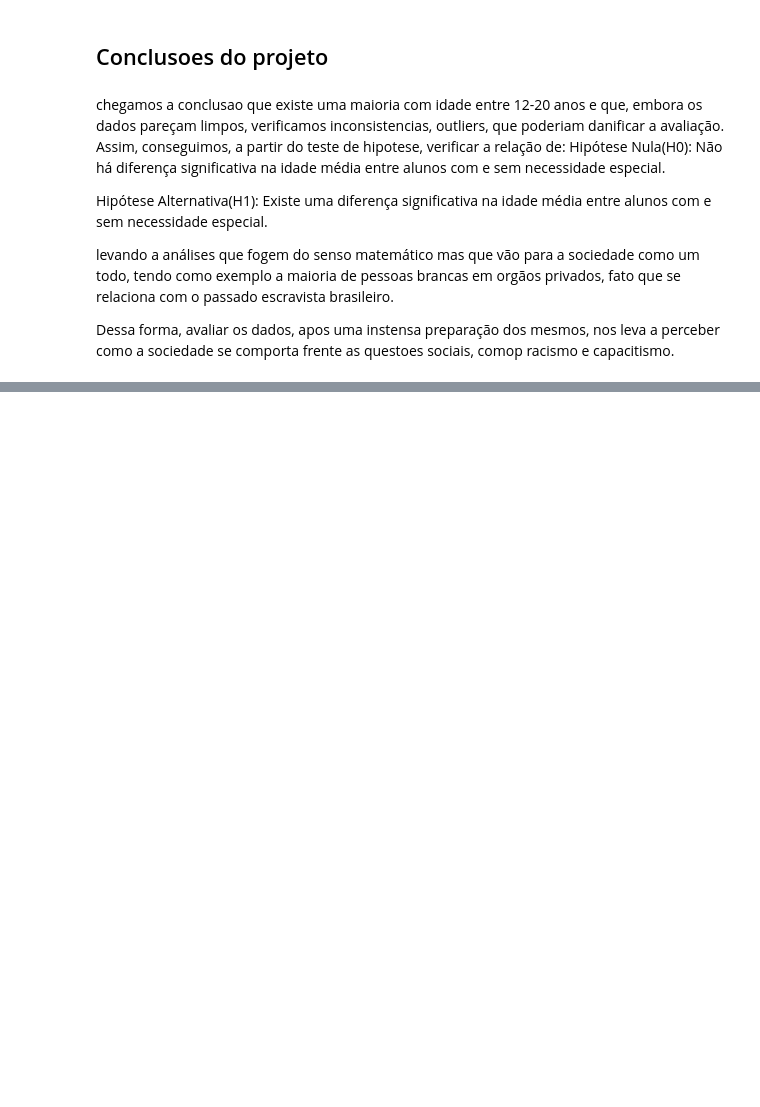
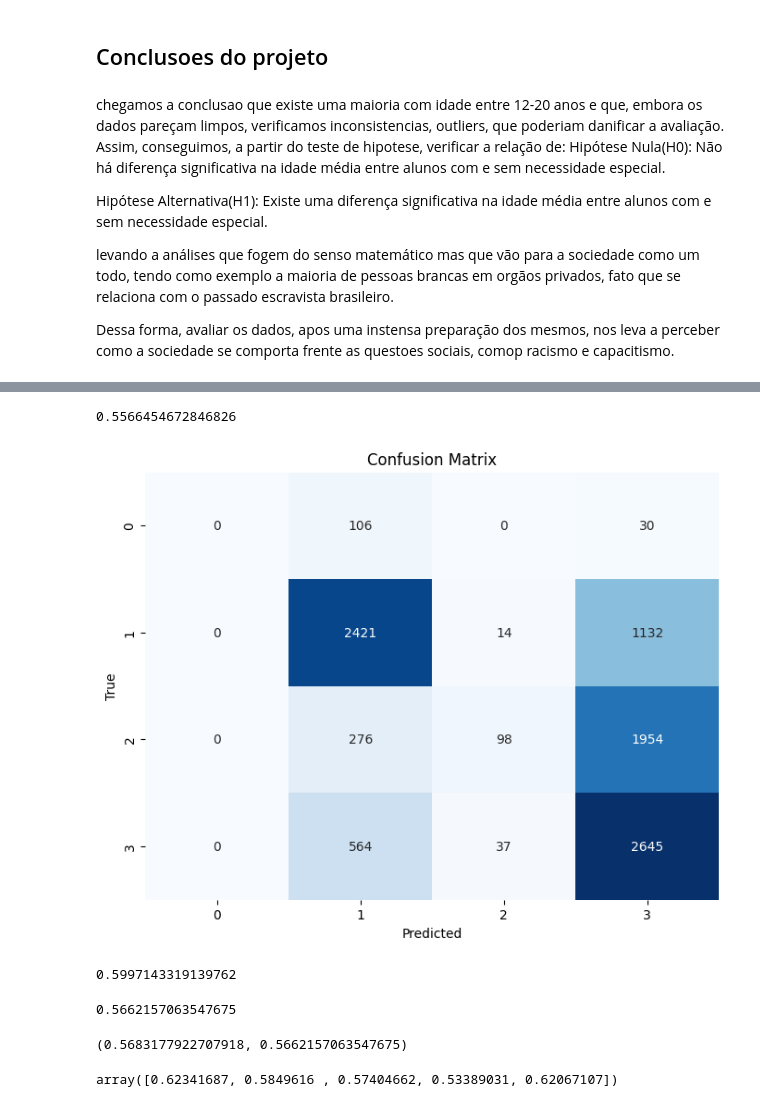
Before and after one commit to SaraEmilay/Projeto-Introdu-o-ci-ncia-de-dados, a Jupyter notebook: Projeto.ipynb, the cells around one changed output, grey strips where cells are left out. Drawn from its saved outputs; the diff is of its cells as text; code cells hidden in the pictures; blank space fills up the shorter version.

```diff
--- a/Projeto.ipynb
+++ b/Projeto.ipynb
@@ -870,0 +884,4 @@ Dessa forma, avaliar os dados, apos uma instensa preparação dos mesmos, nos le
+# %%
+data = df[['NU_ANO', 'NU_IDADE', 'TP_COR_RACA', 'TP_DEPENDENCIA']]
+
+print(data)
@@ -870,0 +941,31 @@ Dessa forma, avaliar os dados, apos uma instensa preparação dos mesmos, nos le
+# %%
+from sklearn.model_selection import train_test_split
+
+
+X = data.drop('TP_DEPENDENCIA', axis=1)
+y = data['TP_DEPENDENCIA']
+Xtrain, Xtest, ytrain, ytest = train_test_split(X, y,
+                                                random_state=1)
+# %%
+
+from sklearn.naive_bayes import GaussianNB # 1. escolha da técnica
+model = GaussianNB()                       # 2. instanciação do modelo
+model.fit(Xtrain, ytrain)                  # 3. criação do modelo
+y_model = model.predict(Xtest)             # 4. predição em novos dados
+# %%
+
+from sklearn.metrics import accuracy_score
+accuracy_score(ytest, y_model)
+# %% [output]
+0.5566454672846826
+# %%
+from sklearn.metrics import confusion_matrix
+cm = confusion_matrix(ytest, y_model)
+plt.figure(figsize=(8, 6))
+sns.heatmap(cm, annot=True, cmap='Blues', fmt='g', cbar=False)
+plt.xlabel('Predicted')
+plt.ylabel('True')
+plt.title('Confusion Matrix')
+plt.show()
+# %% [output]
+[figure, added]
@@ -870,0 +974,44 @@ Dessa forma, avaliar os dados, apos uma instensa preparação dos mesmos, nos le
+# %%
+from sklearn.neighbors import KNeighborsClassifier
+
+
+
+
+
+model = KNeighborsClassifier(n_neighbors=1)
+
+# Treinar o modelo com todos os dados
+model.fit(X, y)
+
+# Fazer previsões usando o modelo treinado nos mesmos dados (não ideal, apenas para exemplo)
+y_model = model.predict(X)
+
+# Avaliar a acurácia do modelo nos mesmos dados (não ideal, apenas para exemplo)
+accuracy_score(y, y_model)  # Isso provavelmente resultará em 1.0 (acurácia perfeita)
+# %% [output]
+0.5997143319139762
+# %%
+# Dividir os dados em conjunto de treinamento e teste (holdout)
+X1, X2, y1, y2 = train_test_split(X, y, random_state=0, train_size=0.5)
+
+# Treinar o modelo sobre o conjunto de treinamento (X1, y1)
+model.fit(X1, y1)
+
+# Avaliar o modelo no conjunto de teste (X2, y2)
+y2_model = model.predict(X2)
+
+# Calcular a acurácia do modelo no conjunto de teste
+accuracy_score(y2, y2_model)
+# %% [output]
+0.5662157063547675
+# %%
+y1_model = model.fit(X1, y1).predict(X1)
+y2_model = model.fit(X1, y1).predict(X2)
+accuracy_score(y1, y1_model), accuracy_score(y2, y2_model)
+# %% [output]
+(0.5683177922707918, 0.5662157063547675)
+# %%
+from sklearn.model_selection import cross_val_score
+cross_val_score(model, X, y, cv=5)
+# %% [output]
+array([0.62341687, 0.5849616 , 0.57404662, 0.53389031, 0.62067107])
```
Also changed, not shown: parts of 26 cells of this notebook.
